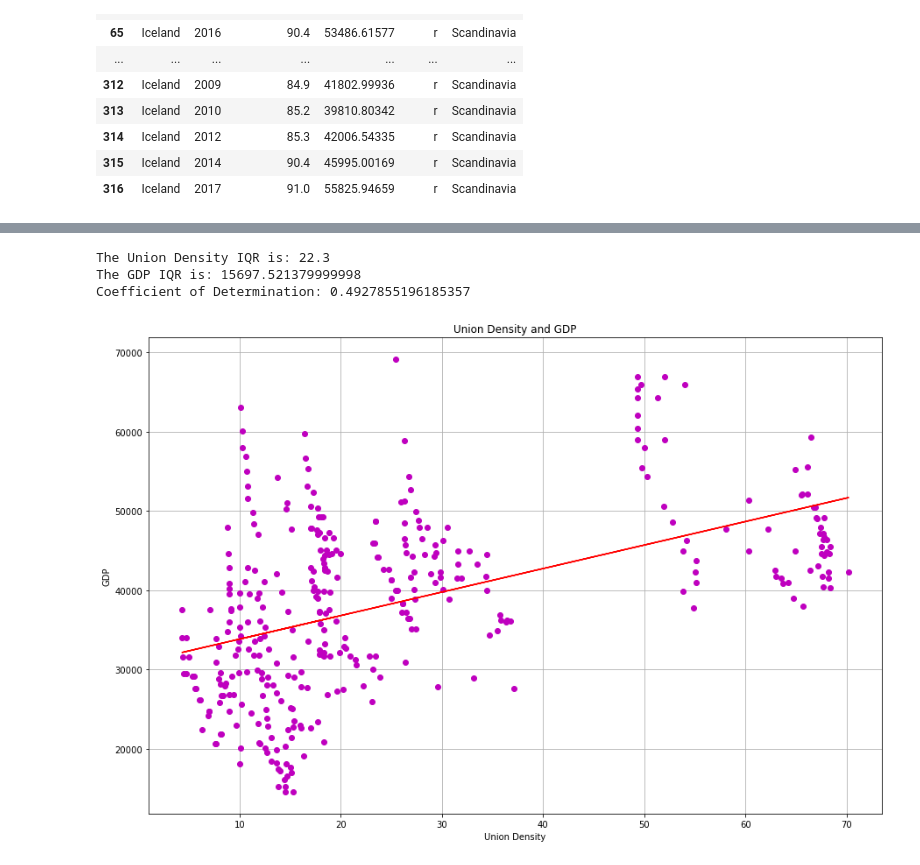
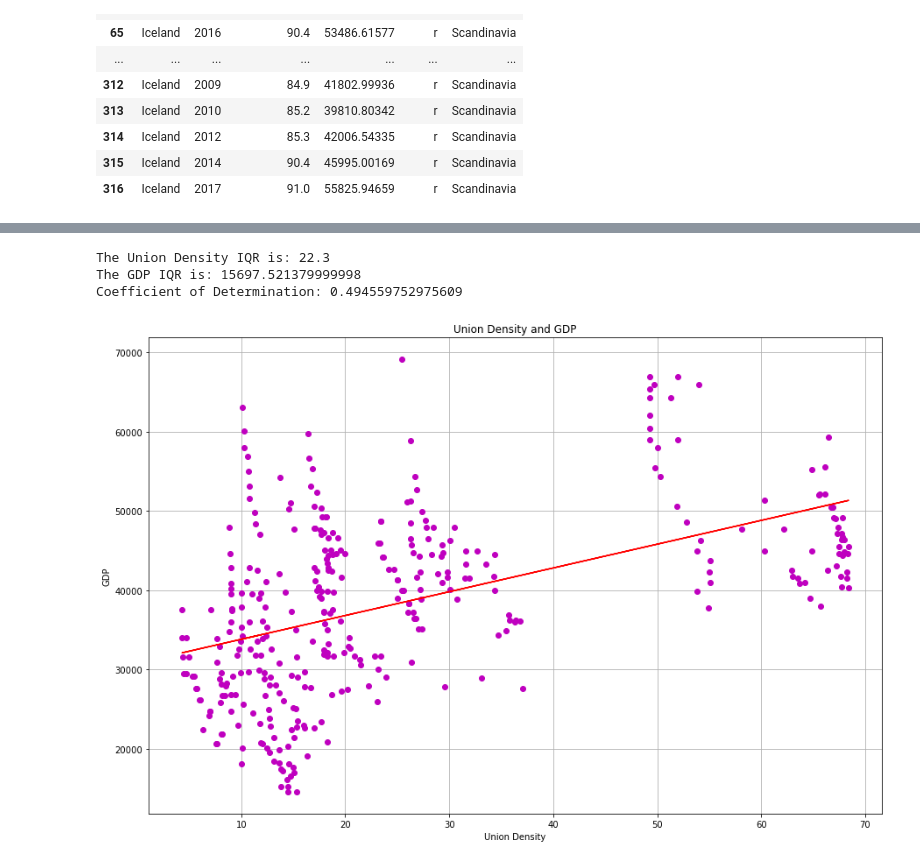
Before and after one commit to berrymatthewj/unionDensityProject, a Jupyter notebook: GDP wo outliers.ipynb, the cells around one changed output, grey strips where cells are left out. Drawn from its saved outputs; the diff is of its cells as text; code cells hidden in the pictures.

```diff
--- a/GDP wo outliers.ipynb
+++ b/GDP wo outliers.ipynb
@@ -152,7 +152,7 @@ GDP_working_df.plot.scatter(x='Union Density', y='GDP')
 # %% [markdown]
 # Group countries into regions
 # %%
-western = ['United Kingdom', 'Spain', 'Austria',
+west = ['United Kingdom', 'Spain', 'Austria',
             'France', 'Germany', 'Ireland',
             'Switzerland', 'Italy', 'Luxembourg',
             'Greece', 'Israel','Netherlands',
@@ -315,0 +319,4 @@ KeyError: "None of [Index([(0, 1, 2, 3, 4, 5, 6, 7, 8, 9, 10, 11, 12, 13, 14, 15
+# %%
+#remove gdp_outliers from GDP_working_df
+filtered_df = GDP_working_df.drop(gdp_outliers.index)
+filtered_df
@@ -388,0 +376,2 @@ GDP_wo_outliers_df
+# %%
+filtered_df2 = filtered_df.drop(ud_outliers.index)
@@ -389,20 +394,20 @@ GDP_wo_outliers_df
 # %%
 plt.figure(figsize=(15,10))
-x=GDP_wo_outliers_df["Union Pct"].values.reshape(-1,1)
-y=GDP_wo_outliers_df["GDP"].values.reshape(-1,1)
+x=filtered_df2["Union Density"].values.reshape(-1,1)
+y=filtered_df2["GDP"].values.reshape(-1,1)
 slope, intercept, r_value, p_value, std_err = stats.linregress(x[:,0], y[:,0])
 plt.plot(x,y,"o",color="m")
 plt.plot(x,intercept+slope*x,"r")
 plt.grid(True)
 plt.title("Union Density and GDP")
 plt.xlabel("Union Density")
 plt.ylabel("GDP")
 print(f"The Union Density IQR is: {udiqr}")
 print(f"The GDP IQR is: {gdpiqr}")
 print(f'Coefficient of Determination: {r_value}')
 plt.savefig("gdpwooutliers.png")
 # %% [output]
 The Union Density IQR is: 22.3
 The GDP IQR is: 15697.521379999998
-Coefficient of Determination: 0.4927855196185357
+Coefficient of Determination: 0.494559752975609
-[figure, old version]
+[figure, new version]
```
Also changed, not shown: parts of 7 cells of this notebook, 12 other files.
